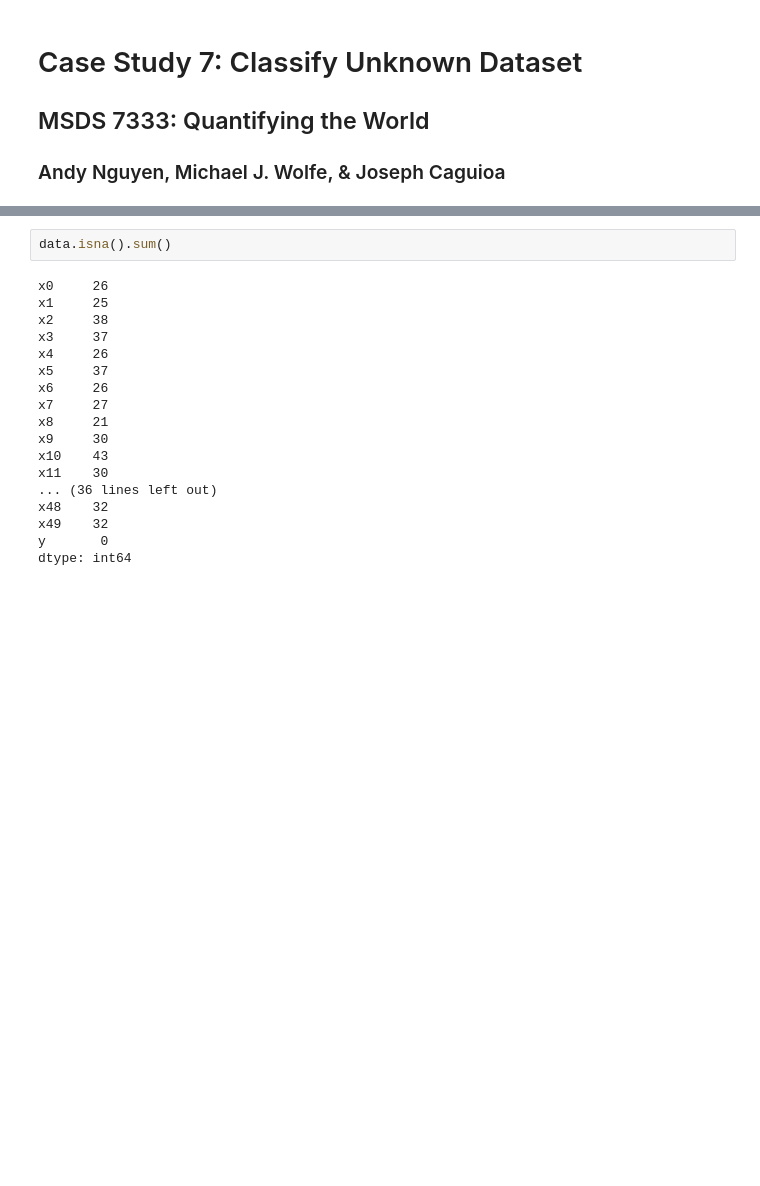
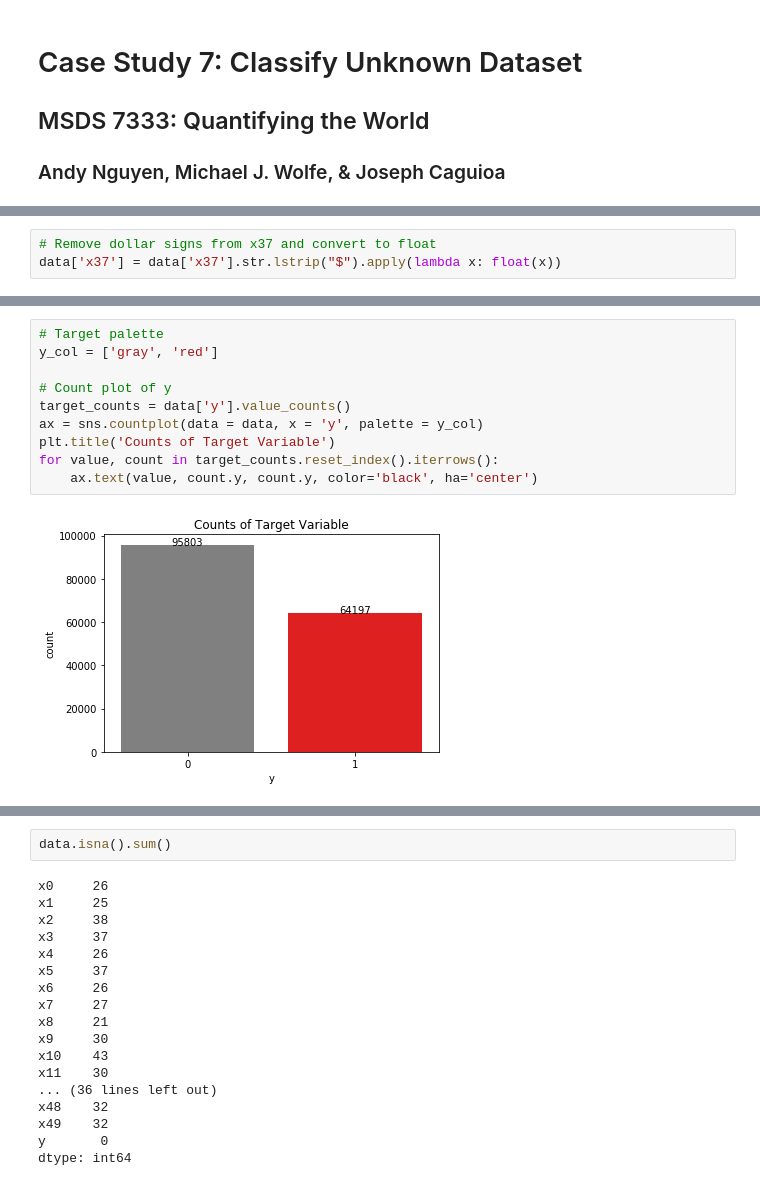
Before and after one commit to J-Caguioa/QTW-CaseStudy7, a Jupyter notebook: QTW_Final_Project.ipynb, the cells around one changed output, grey strips where cells are left out. Cells and saved outputs as stored; diff of their text form; blank space fills up the shorter version.

```diff
--- a/QTW_Final_Project.ipynb
+++ b/QTW_Final_Project.ipynb
@@ -28,0 +90,3 @@ data.describe()
+# %%
+# Remove dollar signs from x37 and convert to float
+data['x37'] = data['x37'].str.lstrip("$").apply(lambda x: float(x))
@@ -28,0 +117,12 @@ data.describe()
+# %%
+# Target palette
+y_col = ['gray', 'red']
+
+# Count plot of y
+target_counts = data['y'].value_counts()
+ax = sns.countplot(data = data, x = 'y', palette = y_col)
+plt.title('Counts of Target Variable')
+for value, count in target_counts.reset_index().iterrows():
+    ax.text(value, count.y, count.y, color='black', ha='center')
+# %% [output]
+[figure, added]
```
Also changed, not shown: parts of 24 cells of this notebook.
